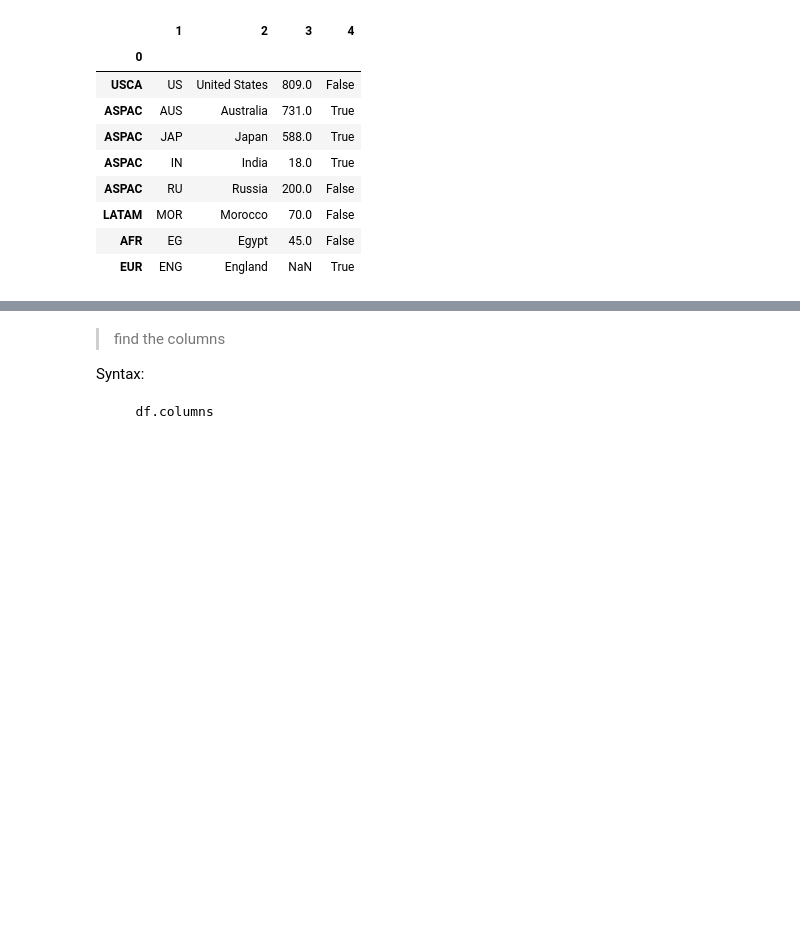
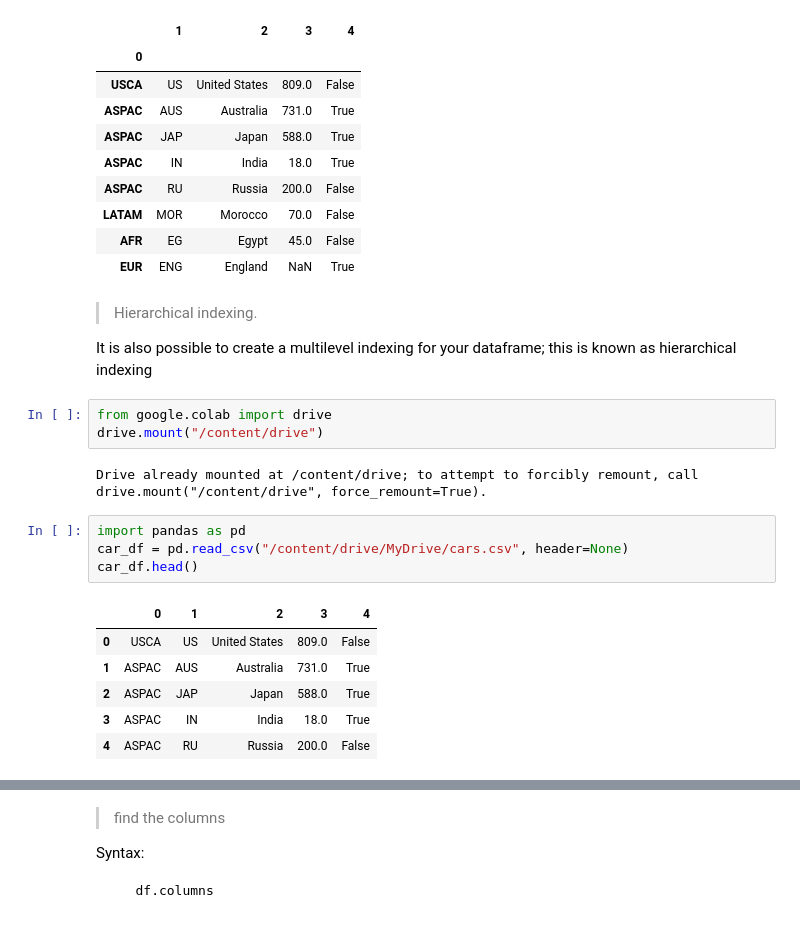
Before and after one commit to avinash2302res07/Python-Data-Science-library-Tutorial, a Jupyter notebook: Pandas.ipynb, the cells around one changed output, grey strips where cells are left out. Cells and saved outputs as stored; diff of their text form; blank space fills up the shorter version.

```diff
--- a/Pandas.ipynb
+++ b/Pandas.ipynb
@@ -286,3 +286,23 @@ cars_df
 | LATAM | MOR | Morocco | 70.0 | False |
 | AFR | EG | Egypt | 45.0 | False |
 | EUR | ENG | England | NaN | True |
+# %% [markdown]
+>Hierarchical indexing.
+
+It is also possible to create a multilevel indexing for your dataframe; this is known as hierarchical indexing
+# %%
+from google.colab import drive
+drive.mount("/content/drive")
+# %% [output]
+Drive already mounted at /content/drive; to attempt to forcibly remount, call drive.mount("/content/drive", force_remount=True).
+# %%
+import pandas as pd
+car_df = pd.read_csv("/content/drive/MyDrive/cars.csv", header=None)
+car_df.head()
+# %% [output]
+|  | 0 | 1 | 2 | 3 | 4 |
+| 0 | USCA | US | United States | 809.0 | False |
+| 1 | ASPAC | AUS | Australia | 731.0 | True |
+| 2 | ASPAC | JAP | Japan | 588.0 | True |
+| 3 | ASPAC | IN | India | 18.0 | True |
+| 4 | ASPAC | RU | Russia | 200.0 | False |
```
Also changed, not shown: parts of 29 cells of this notebook.
